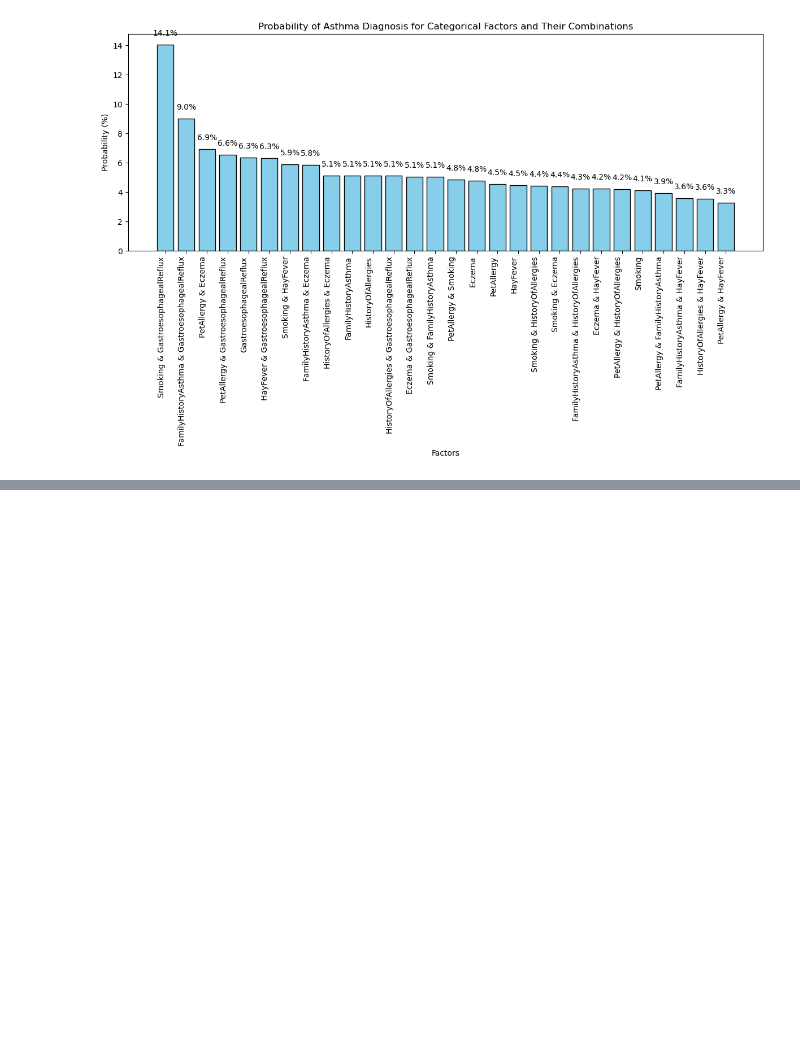
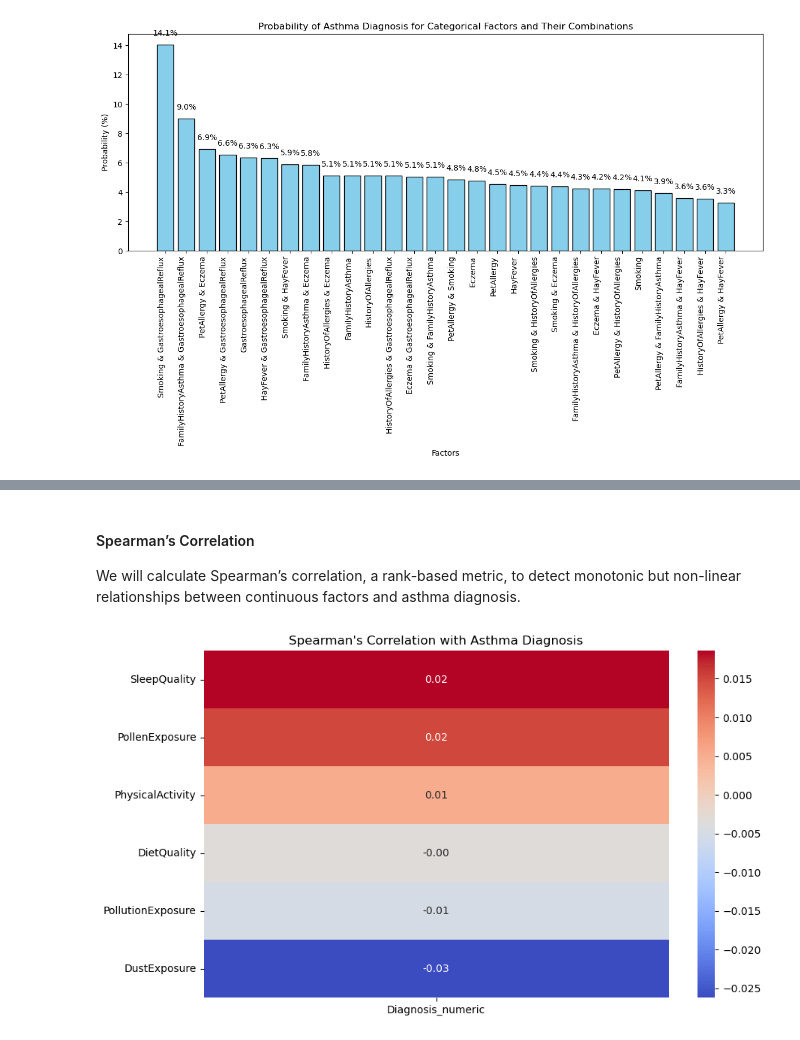
Before and after one commit to OLiYuchen/hcde-410-final, a Jupyter notebook: Asthma_Risk_Factors_Analysis.ipynb, the cells around one changed output, grey strips where cells are left out. Cells and saved outputs as stored; diff of their text form; code cells hidden in the pictures; blank space fills up the shorter version.

```diff
--- a/Asthma_Risk_Factors_Analysis.ipynb
+++ b/Asthma_Risk_Factors_Analysis.ipynb
@@ -191,0 +322,16 @@ higher probabilities compared to individual factors (eg. Smoking & Gastroesophag
+# %% [markdown]
+####  Spearman’s Correlation
+We will calculate Spearman’s correlation, a rank-based metric, to detect monotonic but non-linear
+relationships between continuous factors and asthma diagnosis.
+# %%
+# Calculate Spearman's correlation for continuous factors with diagnosis
+spearman_corr = data[continuous_factors + ['Diagnosis_numeric']].corr(method='spearman')
+
+# Display Spearman's correlation with a heatmap
+plt.figure(figsize=(10, 6))
+sns.heatmap(spearman_corr[['Diagnosis_numeric']].drop('Diagnosis_numeric').sort_values(by='Diagnosis_numeric', ascending=False),
+            annot=True, cmap='coolwarm', fmt='.2f', cbar=True)
+plt.title("Spearman's Correlation with Asthma Diagnosis")
+plt.show()
+# %% [output]
+[figure, added]
```
Also changed, not shown: parts of 29 cells of this notebook.
